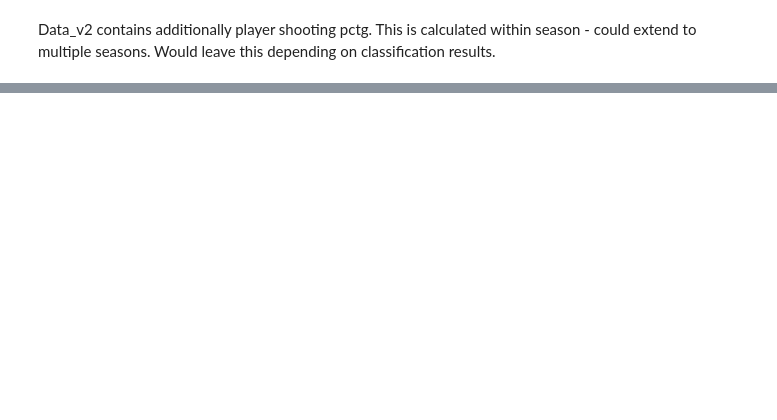
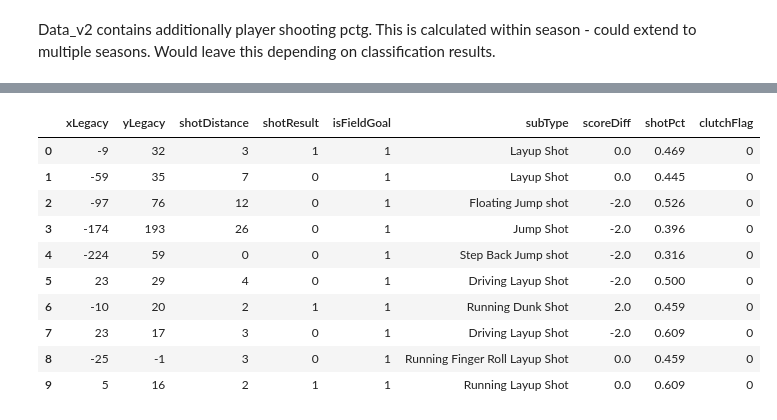
Before and after one commit to leschad/4IZ451, a Jupyter notebook: player_profiles.ipynb, the cells around one changed output, grey strips where cells are left out. Saved outputs shown, nothing was run; the diff lists cells and outputs as text; code cells hidden in the pictures; blank space fills up the shorter version.

```diff
--- a/player_profiles.ipynb
+++ b/player_profiles.ipynb
@@ -153,0 +292,6 @@ test.to_csv("data_v2", index=False)
+# %%
+data_v3 = pd.read_csv("data_v3.csv")
+
+data_v3.drop(columns=["teamId"], inplace=True)
+
+data_v3.head()
@@ -153,0 +305,16 @@ test.to_csv("data_v2", index=False)
+# %%
+data_v3["shotResult"] = data_v3["shotResult"].replace({'Made': 1, 'Missed': 0})
+
+data_v3.head(10)
+# %% [output]
+|  | xLegacy | yLegacy | shotDistance | shotResult | isFieldGoal | subType | scoreDiff | shotPct | clutchFlag |
+| 0 | -9 | 32 | 3 | 1 | 1 | Layup Shot | 0.0 | 0.469 | 0 |
+| 1 | -59 | 35 | 7 | 0 | 1 | Layup Shot | 0.0 | 0.445 | 0 |
+| 2 | -97 | 76 | 12 | 0 | 1 | Floating Jump shot | -2.0 | 0.526 | 0 |
+| 3 | -174 | 193 | 26 | 0 | 1 | Jump Shot | -2.0 | 0.396 | 0 |
+| 4 | -224 | 59 | 0 | 0 | 1 | Step Back Jump shot | -2.0 | 0.316 | 0 |
+| 5 | 23 | 29 | 4 | 0 | 1 | Driving Layup Shot | -2.0 | 0.500 | 0 |
+| 6 | -10 | 20 | 2 | 1 | 1 | Running Dunk Shot | 2.0 | 0.459 | 0 |
+| 7 | 23 | 17 | 3 | 0 | 1 | Driving Layup Shot | -2.0 | 0.609 | 0 |
+| 8 | -25 | -1 | 3 | 0 | 1 | Running Finger Roll Layup Shot | 0.0 | 0.459 | 0 |
+| 9 | 5 | 16 | 2 | 1 | 1 | Running Layup Shot | 0.0 | 0.609 | 0 |
```
Also changed, not shown: parts of 32 cells of this notebook, 2 other files.
